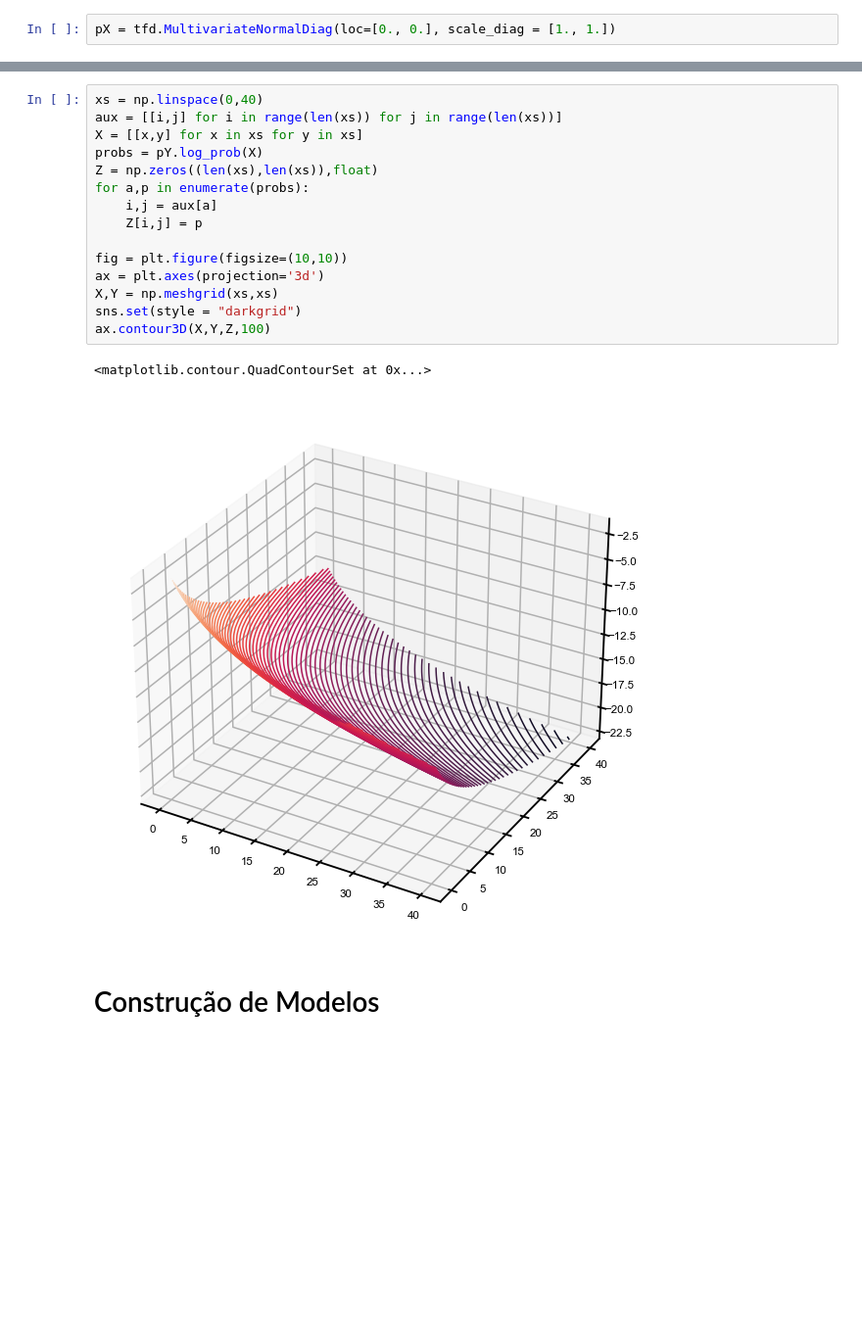
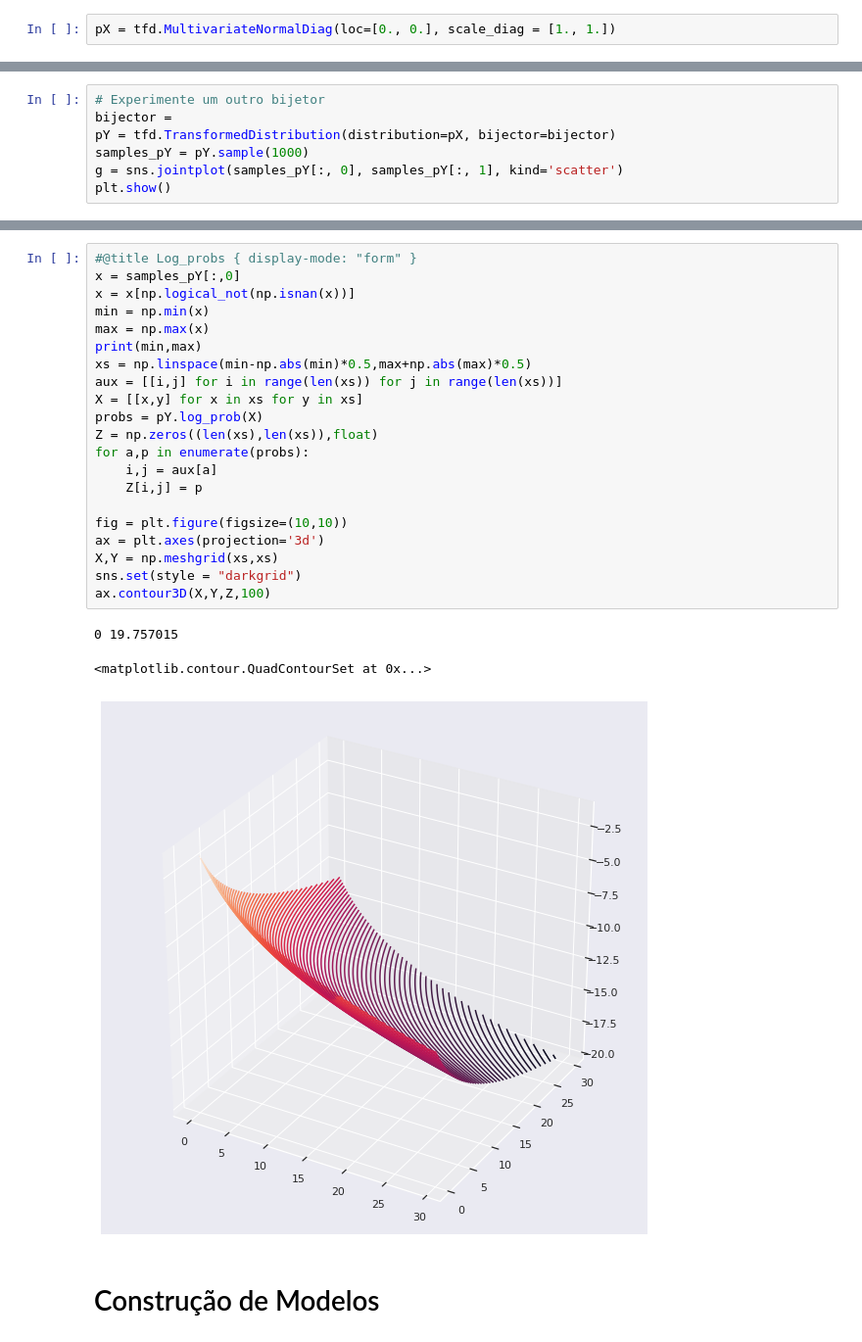
Before and after one commit to RodrigoCoelho7/probabilistic_programming, a Jupyter notebook: TensorFlow_Probability/TensorFlow_Probability.ipynb, the cells around one changed output, grey strips where cells are left out. Shown: that part at 98% size. Cells and saved outputs as stored; diff of their text form; blank space fills up the shorter version.

```diff
--- a/TensorFlow_Probability/TensorFlow_Probability.ipynb
+++ b/TensorFlow_Probability/TensorFlow_Probability.ipynb
@@ -304,0 +337,7 @@ plt.show()
+# %%
+# Experimente um outro bijetor
+bijector =
+pY = tfd.TransformedDistribution(distribution=pX, bijector=bijector)
+samples_pY = pY.sample(1000)
+g = sns.jointplot(samples_pY[:, 0], samples_pY[:, 1], kind='scatter')
+plt.show()
@@ -305,20 +346,27 @@ plt.show()
 # %%
-xs = np.linspace(0,40)
+#@title Log_probs { display-mode: "form" }
+x = samples_pY[:,0]
+x = x[np.logical_not(np.isnan(x))]
+min = np.min(x)
+max = np.max(x)
+print(min,max)
+xs = np.linspace(min-np.abs(min)*0.5,max+np.abs(max)*0.5)
 aux = [[i,j] for i in range(len(xs)) for j in range(len(xs))]
 X = [[x,y] for x in xs for y in xs]
 probs = pY.log_prob(X)
 Z = np.zeros((len(xs),len(xs)),float)
 for a,p in enumerate(probs):
     i,j = aux[a]
     Z[i,j] = p
 
 fig = plt.figure(figsize=(10,10))
 ax = plt.axes(projection='3d')
 X,Y = np.meshgrid(xs,xs)
 sns.set(style = "darkgrid")
 ax.contour3D(X,Y,Z,100)
 # %% [output]
-<matplotlib.contour.QuadContourSet at 0x...>
+0 19.757015
+<matplotlib.contour.QuadContourSet at 0x...>
-[figure, old version]
+[figure, new version]
 # %% [markdown]
 # Construção de Modelos
```
Also changed, not shown: parts of 50 cells of this notebook.
